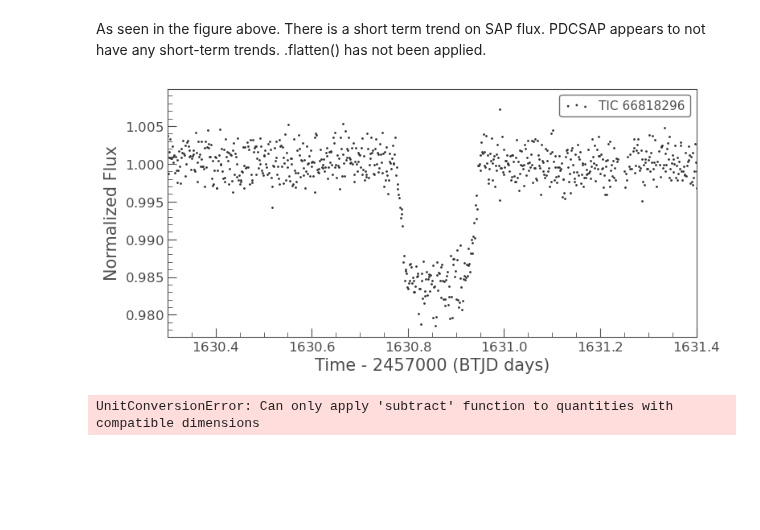
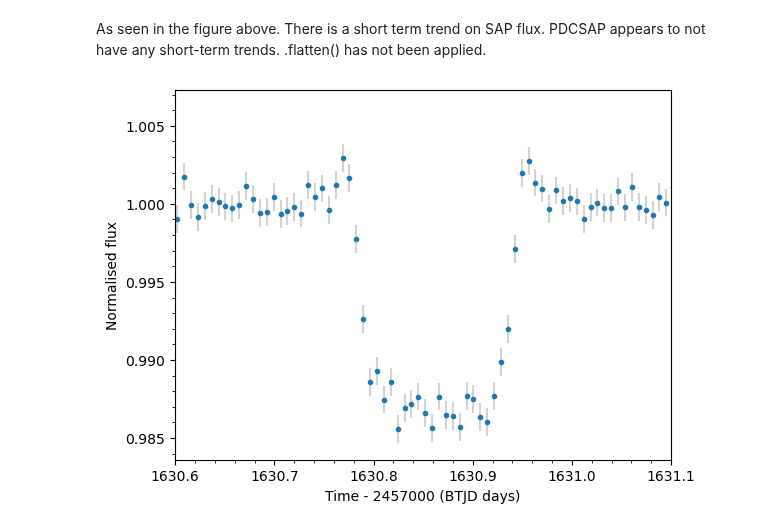
Before and after one commit to hrwakeford/MSci2022_TESS, a Jupyter notebook: WASP_17b/WASP_17b_flux_vs_flux_sap.ipynb, the cells around one changed output. Saved outputs shown, nothing was run; the diff lists cells and outputs as text; code cells hidden in the pictures; blank space fills up the shorter version.

```diff
--- a/WASP_17b/WASP_17b_flux_vs_flux_sap.ipynb
+++ b/WASP_17b/WASP_17b_flux_vs_flux_sap.ipynb
@@ -104,15 +131,20 @@ plt.show()
 # %% [markdown]
 As seen in the figure above. There is a short term trend on SAP flux. PDCSAP appears to not have any short-term trends. .flatten() has not been applied.
-# %%
-
-ax = lc.scatter(normalize=True)
-ax.set_xlabel("Time - 2457000 (BTJD days)")
-plt.xlim(1630.3, 1631.4)
-plt.show()
-# %% [output]
-[figure, removed]
-# %%
-residuals = np.subtract(lc.flux, lc.sap_flux)
-# print(residuals[0])
-# %% [output]
-UnitConversionError: Can only apply 'subtract' function to quantities with compatible dimensions
+# %%
+lc_f = lc.flatten()
+lc_bin = lc_f.bin(time_bin_size = 0.006944444) # Default time is in days
+
+fig, ax = plt.subplots(1)
+plt.errorbar(lc_bin.time.btjd, lc_bin.flux, lc_bin.flux_err, fmt='.', ecolor='LightGrey')
+
+
+plt.ylabel("Normalised flux")
+plt.xlabel("Time - 2457000 (BTJD days)")
+plt.xlim(1630.6, 1631.1)
+
+ax.xaxis.set_minor_locator(tck.AutoMinorLocator())
+ax.yaxis.set_minor_locator(tck.AutoMinorLocator())
+
+plt.show()
+# %% [output]
+[figure, added]
```
Also changed, not shown: parts of 4 cells of this notebook, 4 other files.
